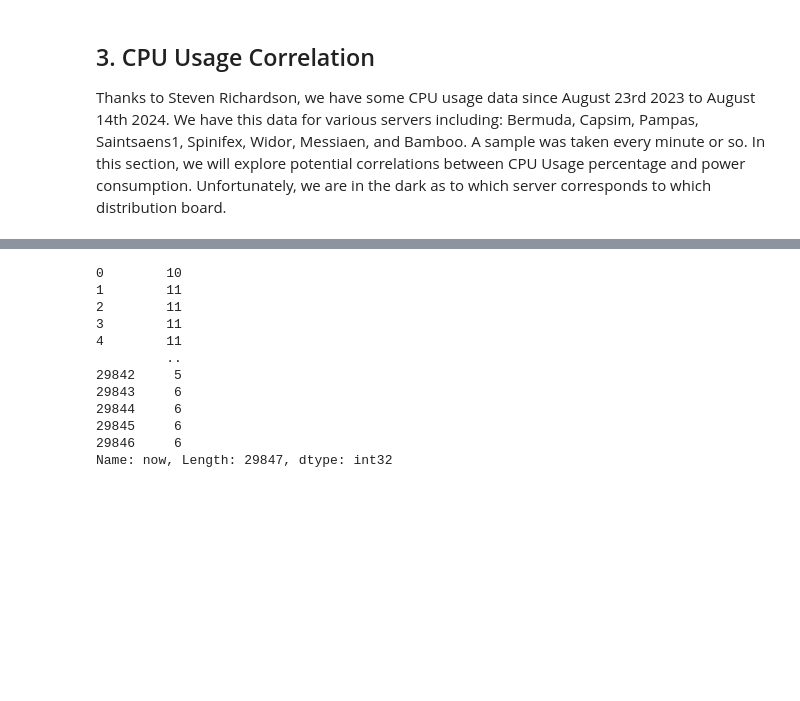
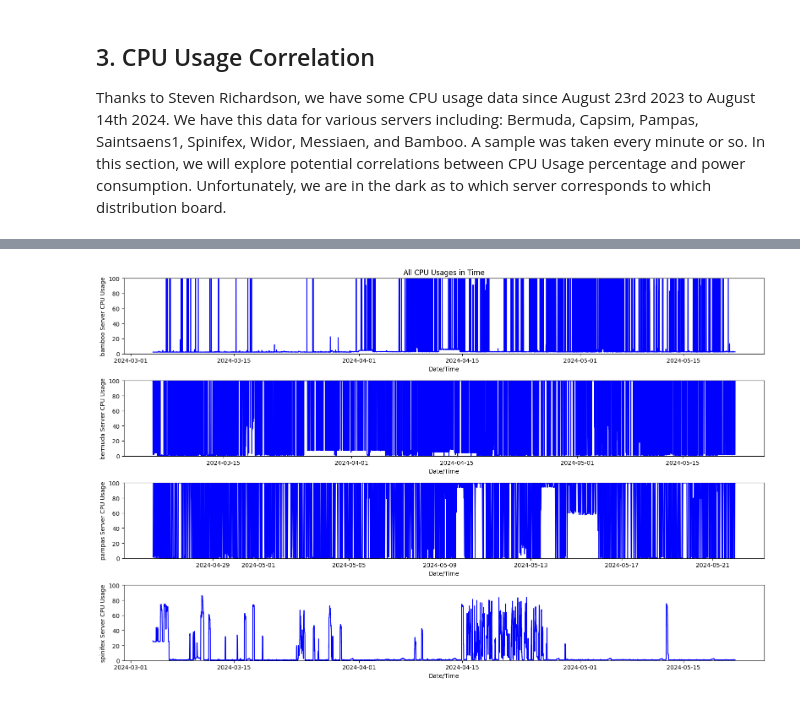
Before and after one commit to ogahector/power_analysis_eeedept, a Jupyter notebook: src/main.ipynb, the cells around one changed output, grey strips where cells are left out. Saved outputs shown, nothing was run; the diff lists cells and outputs as text; code cells hidden in the pictures; blank space fills up the shorter version.

Commit message:
stuffs on cpu usage stats

```diff
--- a/src/main.ipynb
+++ b/src/main.ipynb
@@ -299,6 +299,7 @@ daily_hourly_samples = dl1.groupby([dl1["Date/Time"].dt.weekday, dl1["Date/Time"
 days_of_the_week = {0: 'Monday', 1: 'Tuesday', 2: 'Wednesday', 3: 'Thursday', 4: 'Friday', 5: 'Saturday', 6: 'Sunday'}
 colors = {0: 'b', 1: 'g', 2: 'r', 3: 'c', 4: 'm', 5: 'y', 6: 'k'}
 
+# for individual plots: (VERY time consuming)
 # fig, ax = plt.subplots(7, figsize=(16, 20))
 # for i in range(7):
 #     ax[i].plot([np.mean(daily_hourly_samples[(i, j)]) for j in range(24)], color='b', linestyle='-', marker='o', label='Mean ' + HEADER)
@@ -309,14 +310,14 @@ colors = {0: 'b', 1: 'g', 2: 'r', 3: 'c', 4: 'm', 5: 'y', 6: 'k'}
 #     ax[i].set_ylim(5.45, 6.3)
 #     ax[i].grid()
 #     ax[i].legend(loc='upper right')
-# # ax[0].set_title(HEADER + " Hourly Average for Each Day of the Week")
+# ax[0].set_title(HEADER + " Hourly Average for Each Day of the Week")
 # fig.tight_layout()
 # plt.show()
 
 plt.figure(figsize=(16, 5))
 for i in range(7):
     plt.plot([np.mean(daily_hourly_samples[(i, j)]) for j in range(24)],
-             color=colors[i], linestyle='-', marker='o', label='Mean ' + HEADER + ' for ' + days_of_the_week[i])
+             color=colors[i], linestyle='-', marker='o', label='Mean ' + HEADER + ' on ' + days_of_the_week[i])
 plt.xticks(range(24), [str(j) for j in range(24)])
 plt.xlabel("Time of Day")
 plt.ylabel(HEADER)
@@ -448,19 +442,15 @@ bamboo = bamboo.set_index(bamboo['now']).truncate(before=pd.Timestamp('2024-03-0
 # %%
-server_names = {0: 'bamboo', 1: 'bermuda', 2: 'capsim', 3: 'messiaen', 4: 'pampas', 5: 'saintsaens', 6: 'spinifex', 7: 'widor'}
+# server_names = {0: 'bamboo', 1: 'bermuda', 2: 'capsim', 3: 'messiaen', 4: 'pampas', 5: 'saintsaens', 6: 'spinifex', 7: 'widor'}
+server_names = {0: 'bamboo', 1: 'bermuda', 2: 'pampas', 3: 'spinifex'}
 
-fig, ax = plt.subplots(8, figsize=(16, 10))
-for i in range(8):
-    ax[i].plot(eval(server_names[i])['now'])
+fig, ax = plt.subplots(4, figsize=(16, 10))
+for i in range(len(server_names)):
+    ax[i].plot(eval(server_names[i])['now'], eval(server_names[i])['cpu.total'], color='b', linestyle='-')
+    ax[i].set_xlabel('Date/Time')
+    ax[i].set_ylabel(server_names[i] + ' Server CPU Usage')
+    ax[i].set_ylim(0, 100)
+ax[0].set_title("All CPU Usages in Time")
+plt.tight_layout()
+plt.show()
 # %% [output]
-0        10
-1        11
-2        11
-3        11
-4        11
-         ..
-29842     5
-29843     6
-29844     6
-29845     6
-29846     6
-Name: now, Length: 29847, dtype: int32
+[figure, added]
```
Also changed, not shown: parts of 18 cells of this notebook.
